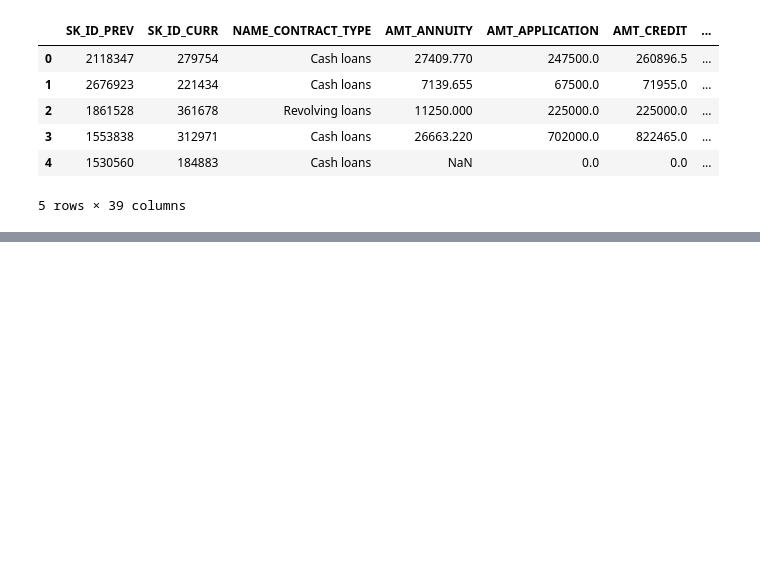
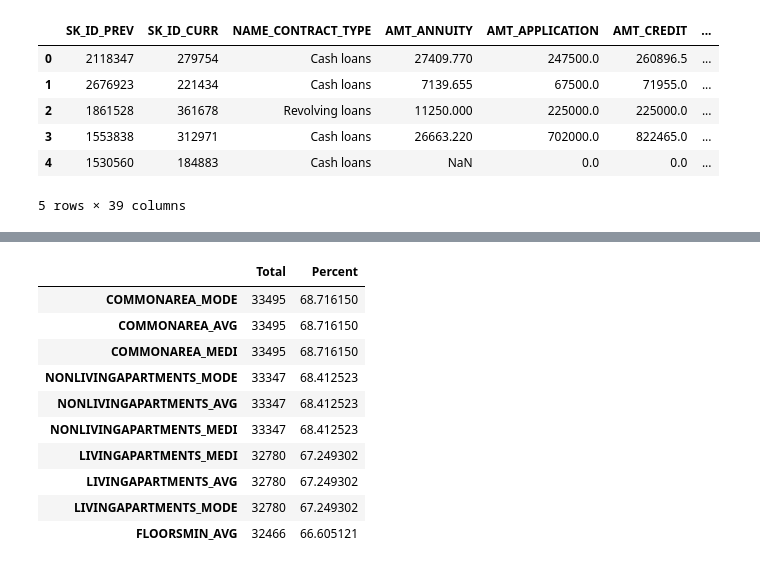
Before and after one commit to mhs10031990/Hands_on, a Jupyter notebook: CRA_Data_Visualization.ipynb, the cells around one changed output, grey strips where cells are left out. Cells and saved outputs as stored; diff of their text form; code cells hidden in the pictures; blank space fills up the shorter version.

```diff
--- a/CRA_Data_Visualization.ipynb
+++ b/CRA_Data_Visualization.ipynb
@@ -166,0 +188,14 @@ POS_CASH_balance.head()
+# %%
+missing_data(application_test).head(10)
+# %% [output]
+|  | Total | Percent |
+| COMMONAREA_MODE | 33495 | 68.716150 |
+| COMMONAREA_AVG | 33495 | 68.716150 |
+| COMMONAREA_MEDI | 33495 | 68.716150 |
+| NONLIVINGAPARTMENTS_MODE | 33347 | 68.412523 |
+| NONLIVINGAPARTMENTS_AVG | 33347 | 68.412523 |
+| NONLIVINGAPARTMENTS_MEDI | 33347 | 68.412523 |
+| LIVINGAPARTMENTS_MEDI | 32780 | 67.249302 |
+| LIVINGAPARTMENTS_AVG | 32780 | 67.249302 |
+| LIVINGAPARTMENTS_MODE | 32780 | 67.249302 |
+| FLOORSMIN_AVG | 32466 | 66.605121 |
```
Also changed, not shown: parts of 5 cells of this notebook.
